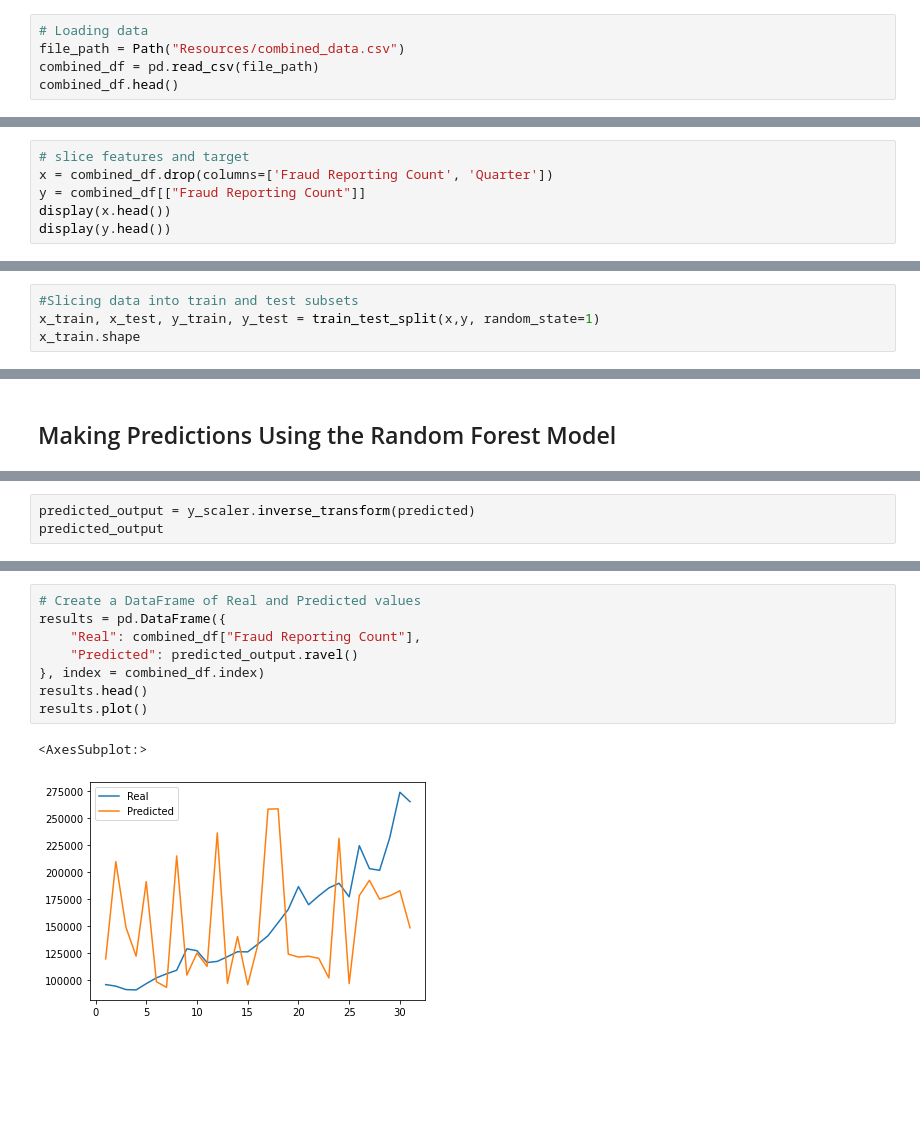
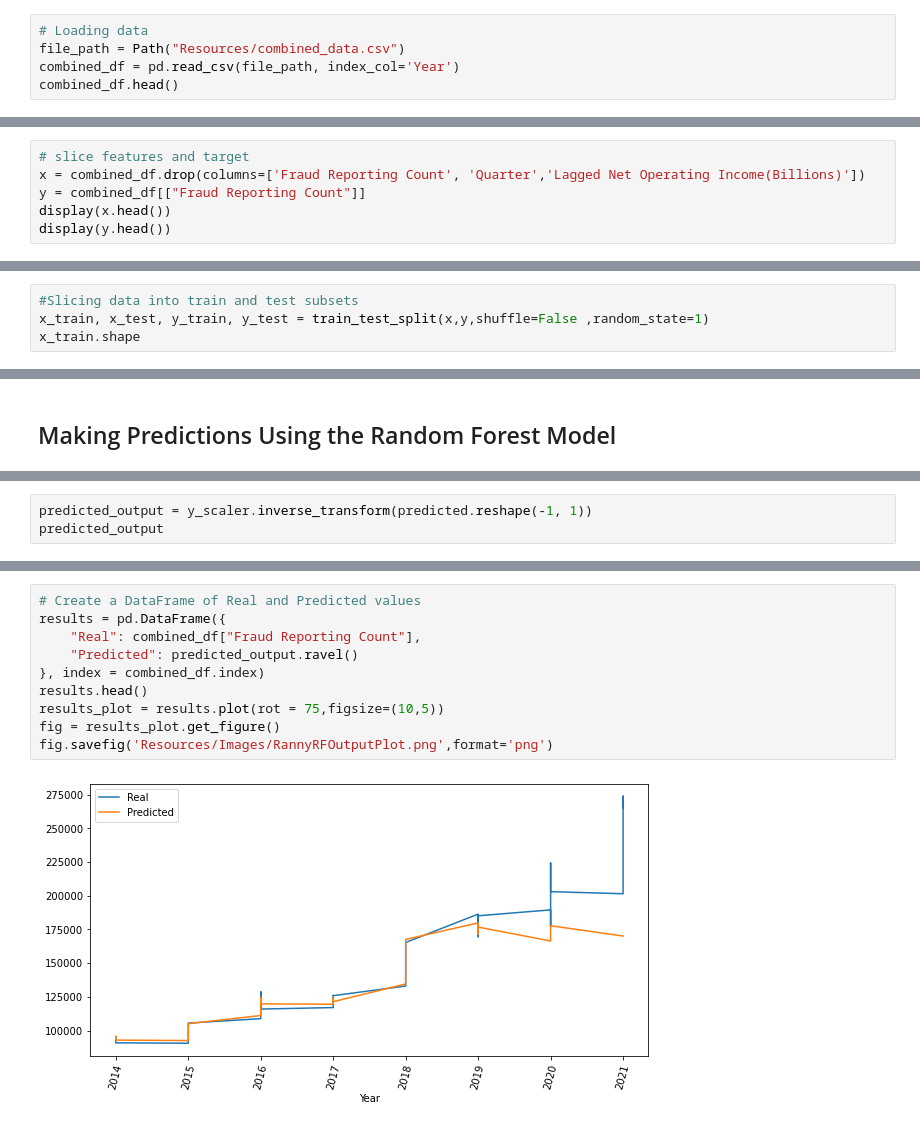
Before and after one commit to AkanSri/Project2, a Jupyter notebook: random_forest.ipynb, the cells around one changed output, grey strips where cells are left out. Saved outputs shown, nothing was run; the diff lists cells and outputs as text; blank space fills up the shorter version.

Commit message:
Tuning Random Forest and Decision Tree

```diff
--- a/random_forest.ipynb
+++ b/random_forest.ipynb
@@ -13,6 +13,6 @@ import numpy as np
 # %%
 # Loading data
 file_path = Path("Resources/combined_data.csv")
-combined_df = pd.read_csv(file_path)
+combined_df = pd.read_csv(file_path, index_col='Year')
 combined_df.head()
 # %% [output]
@@ -46,6 +48,6 @@ combined_df
 # %%
 # slice features and target
-x = combined_df.drop(columns=['Fraud Reporting Count', 'Quarter'])
+x = combined_df.drop(columns=['Fraud Reporting Count', 'Quarter','Lagged Net Operating Income(Billions)'])
 y = combined_df[["Fraud Reporting Count"]]
 display(x.head())
 display(y.head())
@@ -65,5 +69,5 @@ display(y.head())
 # %%
 #Slicing data into train and test subsets
-x_train, x_test, y_train, y_test = train_test_split(x,y, random_state=1)
+x_train, x_test, y_train, y_test = train_test_split(x,y,shuffle=False ,random_state=1)
 x_train.shape
 # %% [output]
@@ -113,4 +131,4 @@ array([-0.49022459,  1.17090867,  0.04895294, -0.44232894,  0.82752696,
 # %%
-predicted_output = y_scaler.inverse_transform(predicted)
+predicted_output = y_scaler.inverse_transform(predicted.reshape(-1, 1))
 predicted_output
 # %% [output]
@@ -124,11 +152,12 @@ array([119257.252, 209555.16 , 148566.522, 121860.822, 190889.198,
 # %%
 # Create a DataFrame of Real and Predicted values
 results = pd.DataFrame({
     "Real": combined_df["Fraud Reporting Count"],
     "Predicted": predicted_output.ravel()
 }, index = combined_df.index)
 results.head()
-results.plot()
+results_plot = results.plot(rot = 75,figsize=(10,5))
+fig = results_plot.get_figure()
+fig.savefig('Resources/Images/RannyRFOutputPlot.png',format='png')
 # %% [output]
-<AxesSubplot:>
-[figure, old version]
+[figure, new version]
```
Also changed, not shown: parts of 9 cells of this notebook, 4 other files.
